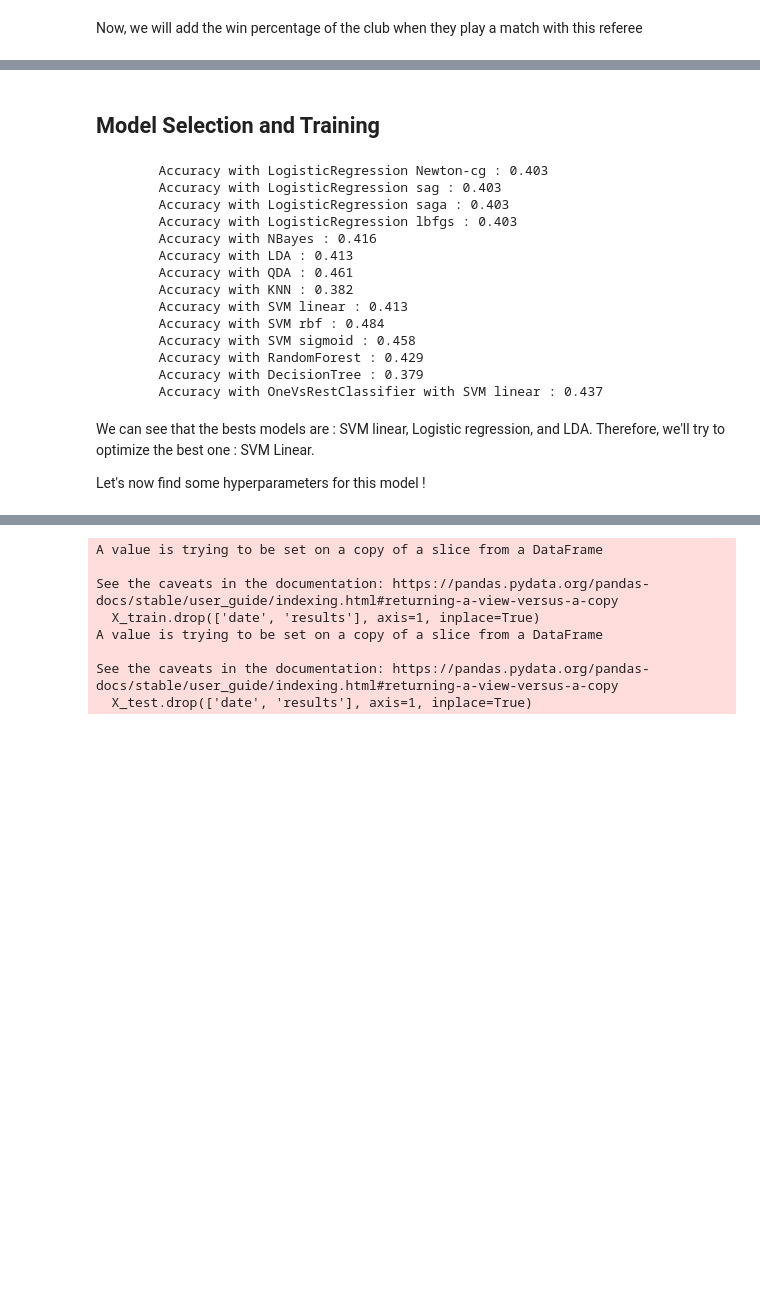
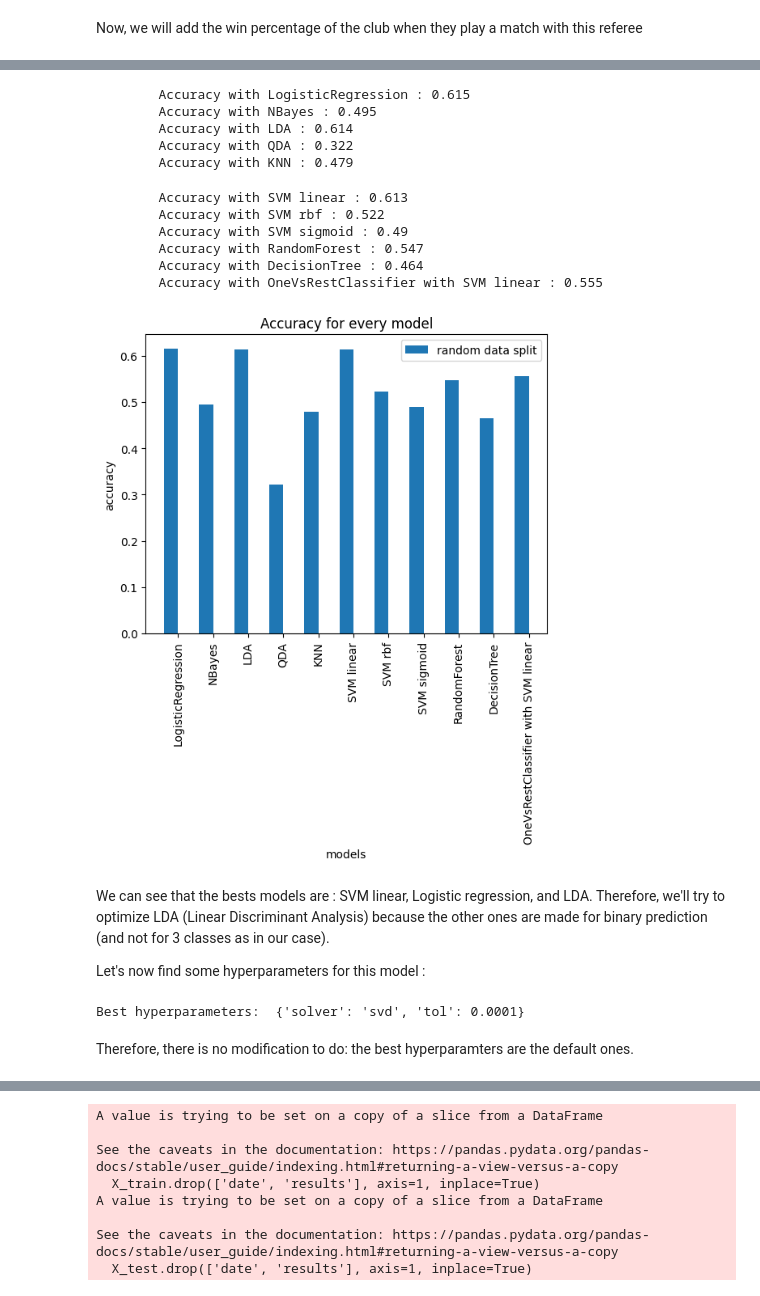
Before and after one commit to Nasotro/Projet, a Jupyter notebook: vrai_main.ipynb, the cells around one changed output, grey strips where cells are left out. Saved outputs shown, nothing was run; the diff lists cells and outputs as text; code cells hidden in the pictures; blank space fills up the shorter version.

```diff
--- a/vrai_main.ipynb
+++ b/vrai_main.ipynb
@@ -392,12 +394,2 @@ plot_correlation_matrix(data[data.columns.difference(['date', 'results'])])
 # %%
 X_train, X_test, y_train, y_test = train_test_split(data[features], data['results'], test_size=0.2, random_state=42)
-# %%
-X_train = data[data['date'] < limit_date]
-X_test = data[data['date'] >= limit_date]
-y_train = X_train['results']
-y_test = X_test['results']
-
-X_train.drop(['date', 'results'], axis=1, inplace=True)
-X_test.drop(['date', 'results'], axis=1, inplace=True)
-
-X_train.head()
@@ -419,13 +396,6 @@ See the caveats in the documentation: https://pandas.pydata.org/pandas-docs/stab
-# %% [markdown]
-## Model Selection and Training
 # %%
-from fonctions_tests import test_data, test_data_before_2023, get_accuracy_with_model
-
 # Define the names of the classifications method
-names = ["LogisticRegression Newton-cg",
-         "LogisticRegression sag",
-         "LogisticRegression saga",
-         "LogisticRegression lbfgs",
+names = ["LogisticRegression",
          "NBayes",
          "LDA",
          "QDA",
@@ -438,10 +408,7 @@ names = ["LogisticRegression Newton-cg",
          "OneVsRestClassifier with SVM linear"]
 
 # Define the classifiers
-classifiers = [LogisticRegression(solver='newton-cg'),
-               LogisticRegression(solver='sag'),
-               LogisticRegression(solver='saga'),
-               LogisticRegression(solver='lbfgs'),
+classifiers = [LogisticRegression(),
                GaussianNB(),
                DA.LinearDiscriminantAnalysis(),
                DA.QuadraticDiscriminantAnalysis(),
@@ -451,48 +418,45 @@ classifiers = [LogisticRegression(solver='newton-cg'),
                SVC(kernel='sigmoid', gamma = 1e-4),
                RandomForestClassifier(),
                DecisionTreeClassifier(),
-               OneVsRestClassifier(SVC(kernel='rbf'))]
+               OneVsRestClassifier(SVC(kernel='rbf', gamma=1e-4))]
 
 scores = []
-scores_before = []
 
 # Loop through all different classfication methods
 for name, clf in zip(names, classifiers):
-
     clf.fit(X_train, y_train.values.ravel())
     y_pred = clf.predict(X_test)
+
     accuracy = accuracy_score(y_test, y_pred)
     scores.append(accuracy)
 
     print("\tAccuracy with", name, ":", round(accuracy,3))
 # %% [output]
-        Accuracy with LogisticRegression Newton-cg : 0.403
-        Accuracy with LogisticRegression sag : 0.403
-        Accuracy with LogisticRegression saga : 0.403
-        Accuracy with LogisticRegression lbfgs : 0.403
-        Accuracy with NBayes : 0.416
-        Accuracy with LDA : 0.413
-        Accuracy with QDA : 0.461
-        Accuracy with KNN : 0.382
-        Accuracy with SVM linear : 0.413
-        Accuracy with SVM rbf : 0.484
-        Accuracy with SVM sigmoid : 0.458
-        Accuracy with RandomForest : 0.429
-        Accuracy with DecisionTree : 0.379
-        Accuracy with OneVsRestClassifier with SVM linear : 0.437
+        Accuracy with LogisticRegression : 0.615
+        Accuracy with NBayes : 0.495
+        Accuracy with LDA : 0.614
+        Accuracy with QDA : 0.322
+        Accuracy with KNN : 0.479
+        Accuracy with SVM linear : 0.613
+        Accuracy with SVM rbf : 0.522
+        Accuracy with SVM sigmoid : 0.49
+        Accuracy with RandomForest : 0.547
+        Accuracy with DecisionTree : 0.464
+        Accuracy with OneVsRestClassifier with SVM linear : 0.555
 # %%
 X_axis = np.arange(len(names))
 
 plt.bar(X_axis - 0.2, scores, 0.4, label = 'random data split')
-plt.bar(X_axis + 0.2, scores_before, 0.4, label = 'before 2022 split')
 
-plt.xticks(X_axis, names, rotation=45)
+plt.xticks(X_axis, names, rotation=90)
 plt.xlabel("models")
 plt.ylabel("accuracy")
 plt.title("Accuracy for every model")
 plt.legend()
 plt.show()
+# %% [output]
+[figure, added]
 # %% [markdown]
-We can see that the bests models are : SVM linear, Logistic regression, and LDA. Therefore, we'll try to optimize the best one : SVM Linear.
+We can see that the bests models are : SVM linear, Logistic regression, and LDA. Therefore, we'll try to optimize LDA (Linear Discriminant Analysis) because the other ones are made for binary prediction (and not for 3 classes as in our case).
 
-Let's now find some hyperparameters for this model !
+Let's now find some hyperparameters for this model :
@@ -516,0 +463,17 @@ plt.plot(np.log10(sizes), accuracies)
+# %%
+lda = DA.LinearDiscriminantAnalysis()
+
+param_grid = {
+    'solver': ['svd'], # svd solver is recommended for large datasets
+    'tol': [0.0001, 0.001, 0.01, 0.1]
+}
+
+grid_search = GridSearchCV(lda, param_grid, cv=5)
+
+grid_search.fit(X_train, y_train.values.ravel())
+
+print("Best hyperparameters: ", grid_search.best_params_)
+# %% [output]
+Best hyperparameters:  {'solver': 'svd', 'tol': 0.0001}
+# %% [markdown]
+Therefore, there is no modification to do: the best hyperparamters are the default ones.
```
Also changed, not shown: parts of 35 cells of this notebook, 2 other files.
